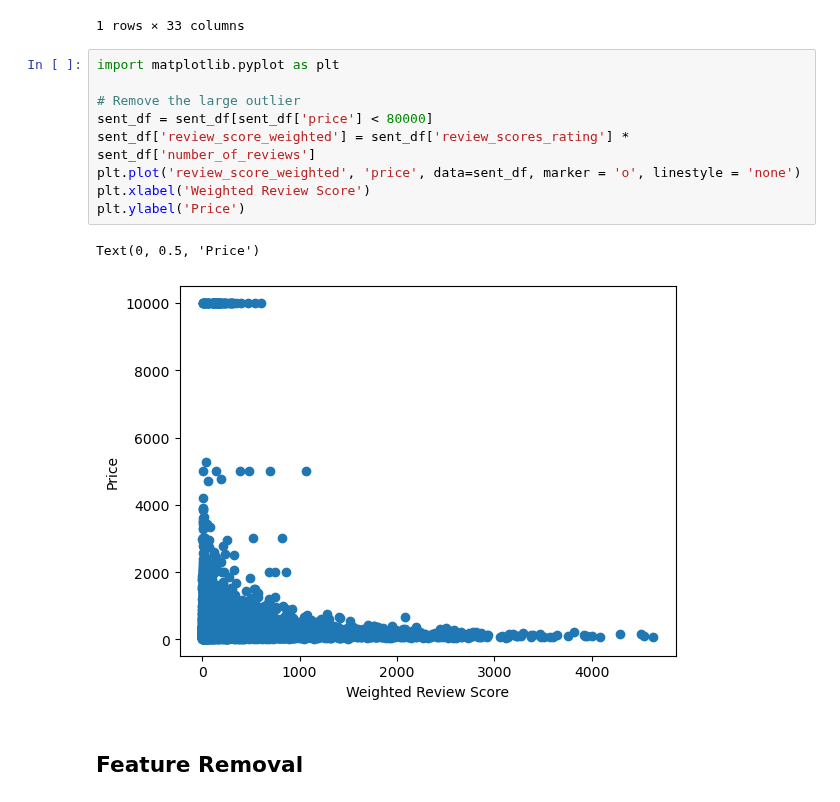
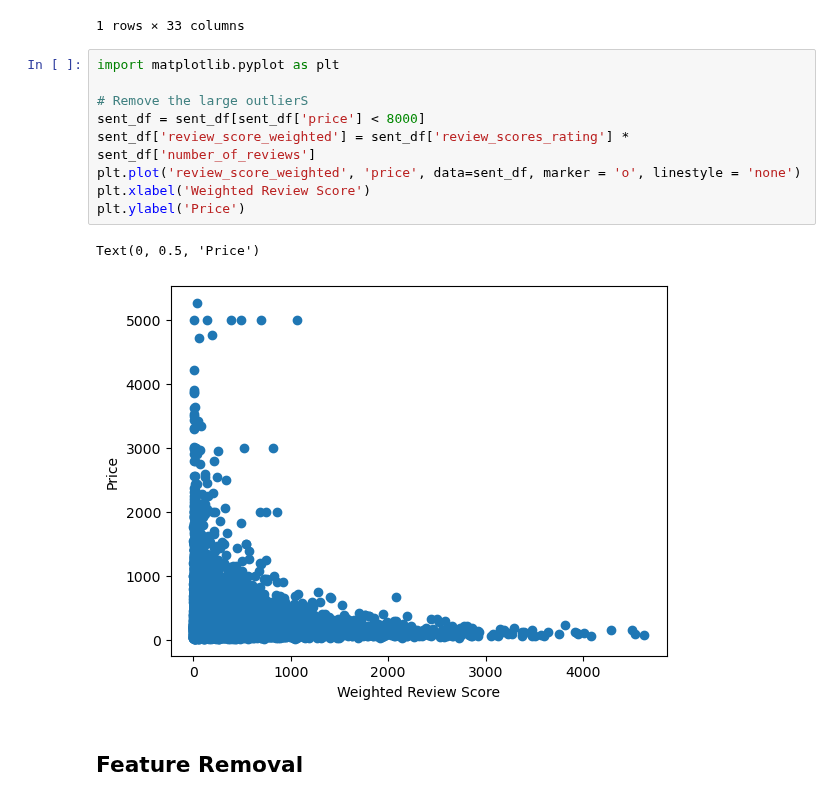
Before and after one commit to nlee98/ADS-599_Capstone_Project, a Jupyter notebook: Code Library/2_Cleaning_Engineering.ipynb, the cells around one changed output. Cells and saved outputs as stored; diff of their text form.

Commit message:
Diagnostic plots and outliers 7,26

```diff
--- a/Code Library/2_Cleaning_Engineering.ipynb
+++ b/Code Library/2_Cleaning_Engineering.ipynb
@@ -105,15 +105,15 @@ sent_df.head(1)
 # %%
 import matplotlib.pyplot as plt
 
-# Remove the large outlier
-sent_df = sent_df[sent_df['price'] < 80000]
+# Remove the large outlierS
+sent_df = sent_df[sent_df['price'] < 8000]
 sent_df['review_score_weighted'] = sent_df['review_scores_rating'] * sent_df['number_of_reviews']
 plt.plot('review_score_weighted', 'price', data=sent_df, marker = 'o', linestyle = 'none')
 plt.xlabel('Weighted Review Score')
 plt.ylabel('Price')
 # %% [output]
 Text(0, 0.5, 'Price')
-[figure, old version]
+[figure, new version]
 # %% [markdown]
 ## Feature Removal
 # %% [markdown]
```
Also changed, not shown: parts of 6 cells of this notebook, 3 other files.
